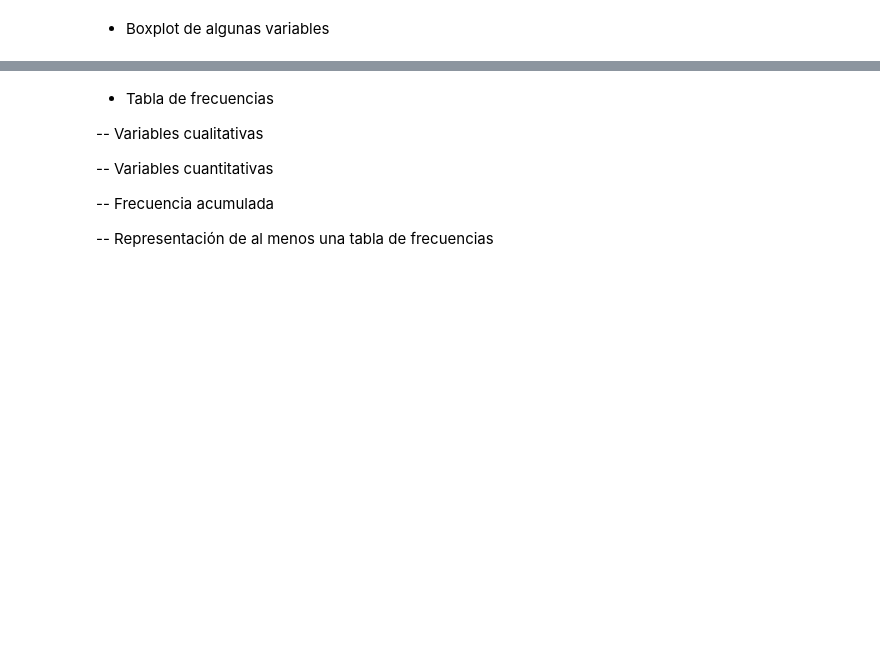
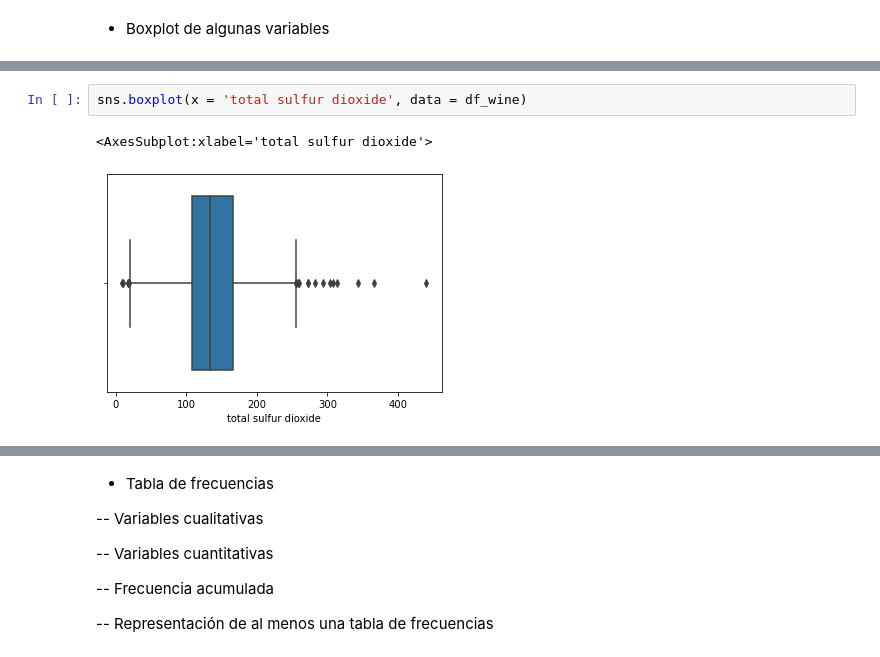
Before and after one commit to Adalab/Adalab-promo-d-da-modulo2-sprint1-Iris-Elisa, a Jupyter notebook: estadistica/estadistica-II.ipynb, the cells around one changed output, grey strips where cells are left out. Cells and saved outputs as stored; diff of their text form; blank space fills up the shorter version.

```diff
--- a/estadistica/estadistica-II.ipynb
+++ b/estadistica/estadistica-II.ipynb
@@ -10,0 +56,5 @@
+# %%
+sns.boxplot(x = 'total sulfur dioxide', data = df_wine)
+# %% [output]
+<AxesSubplot:xlabel='total sulfur dioxide'>
+[figure, added]
```
Also changed, not shown: parts of 12 cells of this notebook.
